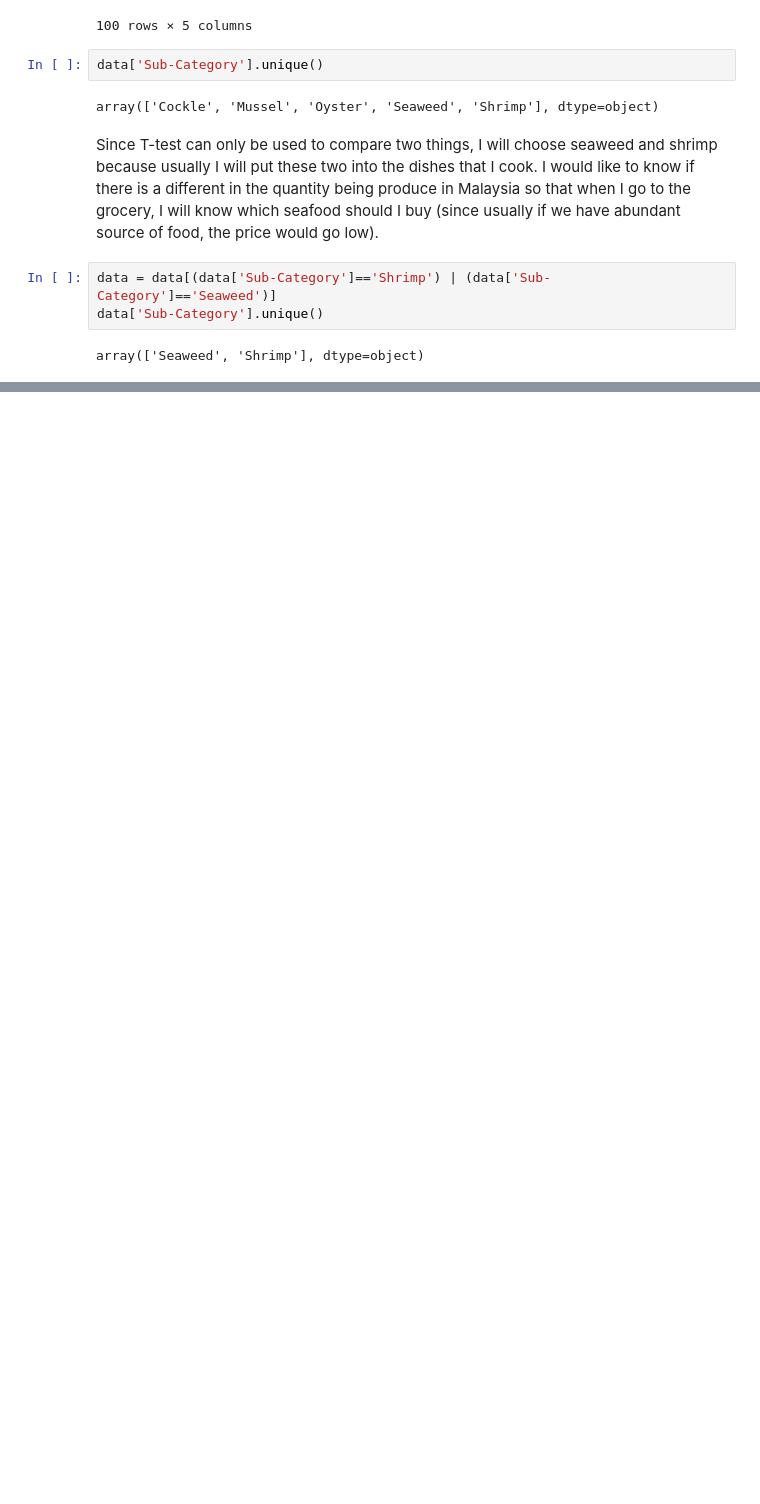
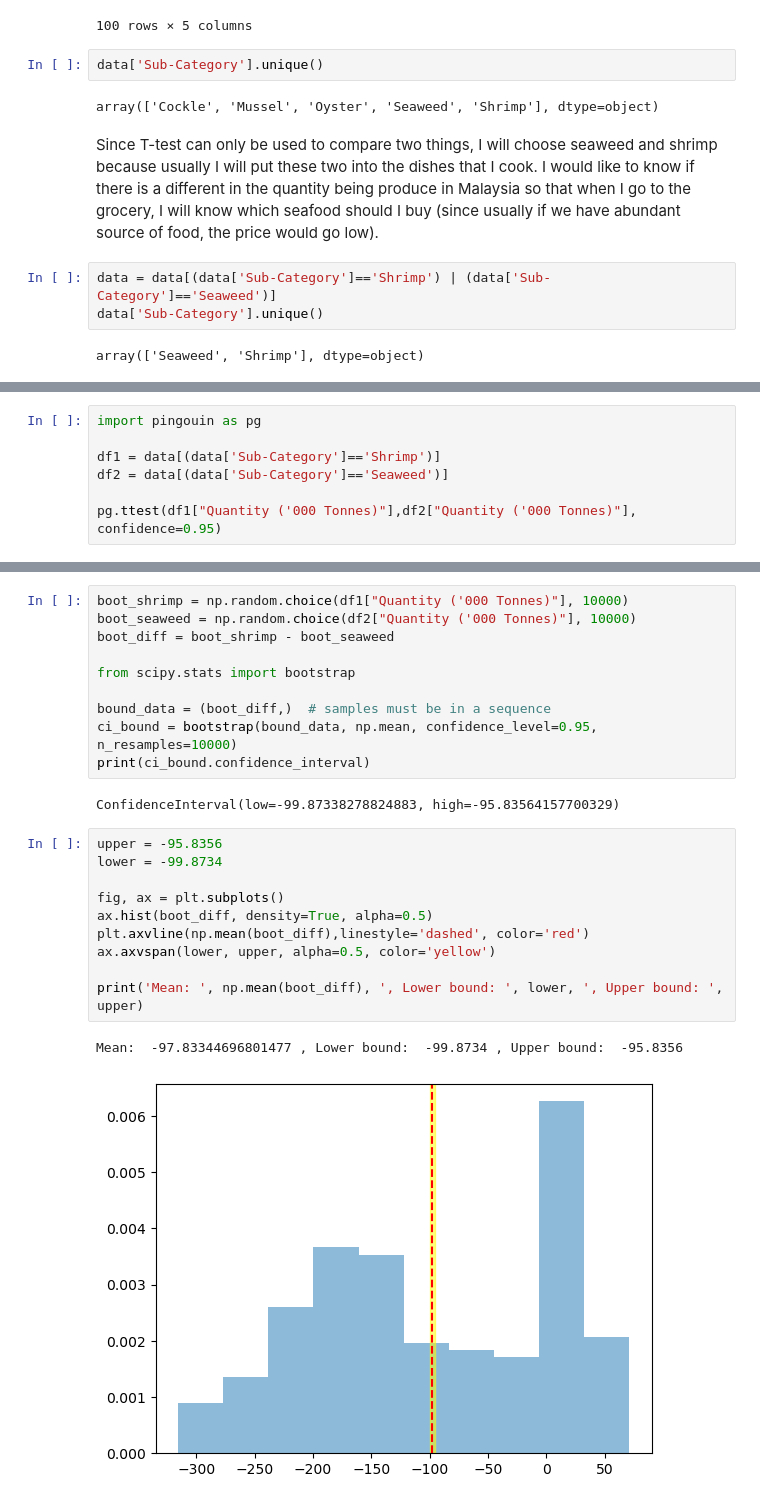
Before and after one commit to FaizAzhar/DataScience-studies, a Jupyter notebook: Statistical Tools Simulations/T-test Simulation.ipynb, the cells around one changed output, grey strips where cells are left out. Cells and saved outputs as stored; diff of their text form; blank space fills up the shorter version.

```diff
--- a/Statistical Tools Simulations/T-test Simulation.ipynb
+++ b/Statistical Tools Simulations/T-test Simulation.ipynb
@@ -54,0 +63,7 @@ array(['Seaweed', 'Shrimp'], dtype=object)
+# %%
+import pingouin as pg
+
+df1 = data[(data['Sub-Category']=='Shrimp')]
+df2 = data[(data['Sub-Category']=='Seaweed')]
+
+pg.ttest(df1["Quantity ('000 Tonnes)"],df2["Quantity ('000 Tonnes)"], confidence=0.95)
@@ -54,0 +85,25 @@ array(['Seaweed', 'Shrimp'], dtype=object)
+# %%
+boot_shrimp = np.random.choice(df1["Quantity ('000 Tonnes)"], 10000)
+boot_seaweed = np.random.choice(df2["Quantity ('000 Tonnes)"], 10000)
+boot_diff = boot_shrimp - boot_seaweed
+
+from scipy.stats import bootstrap
+
+bound_data = (boot_diff,)  # samples must be in a sequence
+ci_bound = bootstrap(bound_data, np.mean, confidence_level=0.95, n_resamples=10000)
+print(ci_bound.confidence_interval)
+# %% [output]
+ConfidenceInterval(low=-99.87338278824883, high=-95.83564157700329)
+# %%
+upper = -95.8356
+lower = -99.8734
+
+fig, ax = plt.subplots()
+ax.hist(boot_diff, density=True, alpha=0.5)
+plt.axvline(np.mean(boot_diff),linestyle='dashed', color='red')
+ax.axvspan(lower, upper, alpha=0.5, color='yellow')
+
+print('Mean: ', np.mean(boot_diff), ', Lower bound: ', lower, ', Upper bound: ', upper)
+# %% [output]
+Mean:  -97.83344696801477 , Lower bound:  -99.8734 , Upper bound:  -95.8356
+[figure, added]
```
Also changed, not shown: parts of 11 cells of this notebook.
